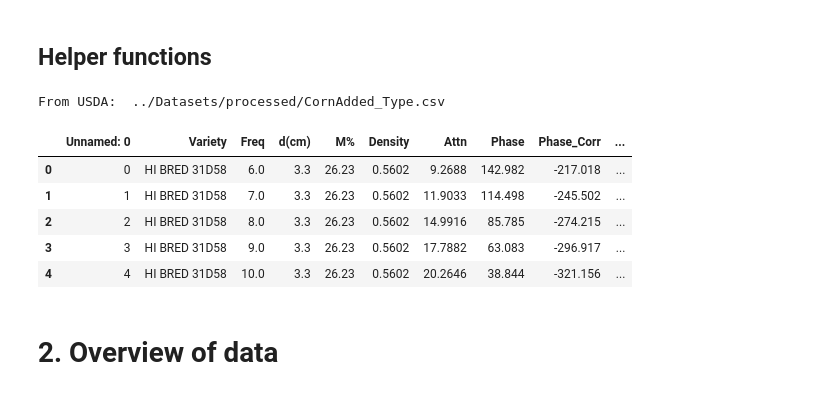
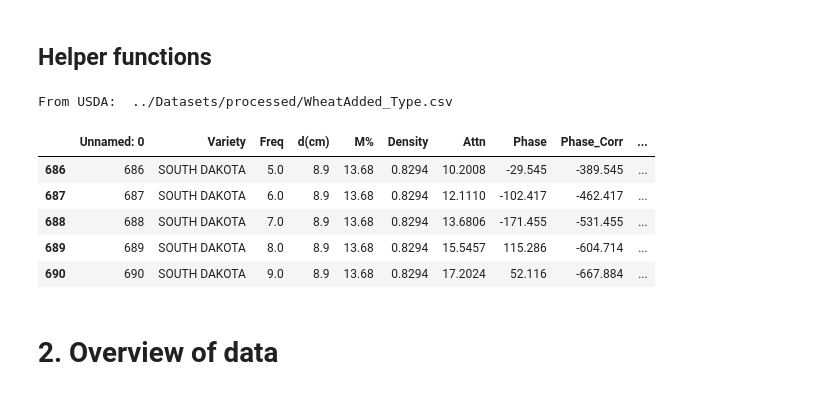
Before and after one commit to justinwhitfieldd/grains-ML, a Jupyter notebook: usda-ars-works (copy)/repo/Codebase/1-1_but_with_wheat.ipynb, the cells around one changed output. Drawn from its saved outputs; the diff is of its cells as text; code cells hidden in the pictures.

```diff
--- a/usda-ars-works (copy)/repo/Codebase/1-1_but_with_wheat.ipynb
+++ b/usda-ars-works (copy)/repo/Codebase/1-1_but_with_wheat.ipynb
@@ -3,7 +3,8 @@
 # %%
 #GRAIN_TYPE = 'Wheat'
 #GRAIN_TYPE = 'newWheatData'
-GRAIN_TYPE = 'CornAdded_Type'
+#GRAIN_TYPE = 'CornAdded_Type'
+GRAIN_TYPE = 'WheatAdded_Type'
 # GRAIN_TYPE = 'Oats'
 # GRAIN_TYPE = 'Barley'
 # GRAIN_TYPE = 'Sorghum'
@@ -91,24 +92,24 @@ def scatter_plot(trueValues, predictions, title):
 # %%
 #url dataset
 URL = "../Datasets/processed/" + GRAIN_TYPE + ".csv"
 
 #read in excel format
 df = pd.read_csv(URL)
-#df = df[df['Variety'] == 'KANSAS']
+df = df[df['Variety'] == 'SOUTH DAKOTA']
 #df = df[(df['Density'] >= 0.72) & (df['Density'] <= 0.88)]
 
 print("From USDA: ", URL)
 
 
 df.head()
 # %% [output]
-From USDA:  ../Datasets/processed/CornAdded_Type.csv
+From USDA:  ../Datasets/processed/WheatAdded_Type.csv
 |  | Unnamed: 0 | Variety | Freq | d(cm) | M% | Density | Attn | Phase | Phase_Corr | ... |
-| 0 | 0 | HI BRED 31D58 | 6.0 | 3.3 | 26.23 | 0.5602 | 9.2688 | 142.982 | -217.018 | ... |
-| 1 | 1 | HI BRED 31D58 | 7.0 | 3.3 | 26.23 | 0.5602 | 11.9033 | 114.498 | -245.502 | ... |
-| 2 | 2 | HI BRED 31D58 | 8.0 | 3.3 | 26.23 | 0.5602 | 14.9916 | 85.785 | -274.215 | ... |
-| 3 | 3 | HI BRED 31D58 | 9.0 | 3.3 | 26.23 | 0.5602 | 17.7882 | 63.083 | -296.917 | ... |
-| 4 | 4 | HI BRED 31D58 | 10.0 | 3.3 | 26.23 | 0.5602 | 20.2646 | 38.844 | -321.156 | ... |
+| 686 | 686 | SOUTH DAKOTA | 5.0 | 8.9 | 13.68 | 0.8294 | 10.2008 | -29.545 | -389.545 | ... |
+| 687 | 687 | SOUTH DAKOTA | 6.0 | 8.9 | 13.68 | 0.8294 | 12.1110 | -102.417 | -462.417 | ... |
+| 688 | 688 | SOUTH DAKOTA | 7.0 | 8.9 | 13.68 | 0.8294 | 13.6806 | -171.455 | -531.455 | ... |
+| 689 | 689 | SOUTH DAKOTA | 8.0 | 8.9 | 13.68 | 0.8294 | 15.5457 | 115.286 | -604.714 | ... |
+| 690 | 690 | SOUTH DAKOTA | 9.0 | 8.9 | 13.68 | 0.8294 | 17.2024 | 52.116 | -667.884 | ... |
 # %% [markdown]
 # 2. Overview of data
 # %%
```
Also changed, not shown: parts of 12 cells of this notebook, 7 other files.
